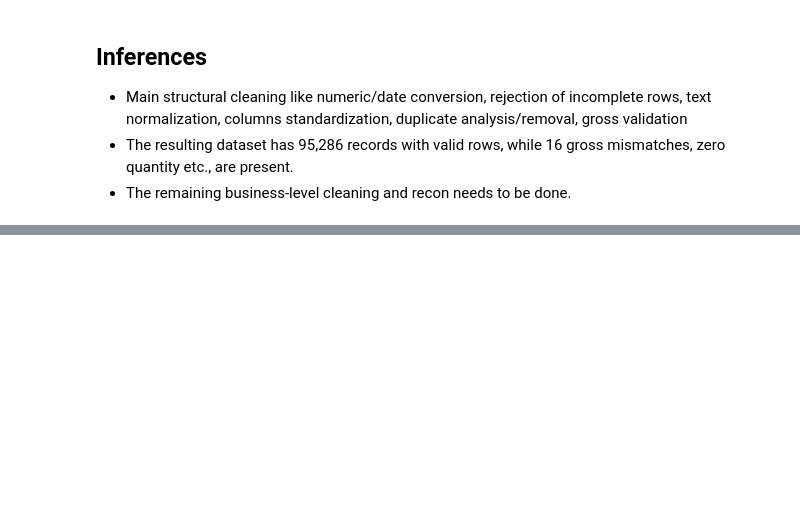
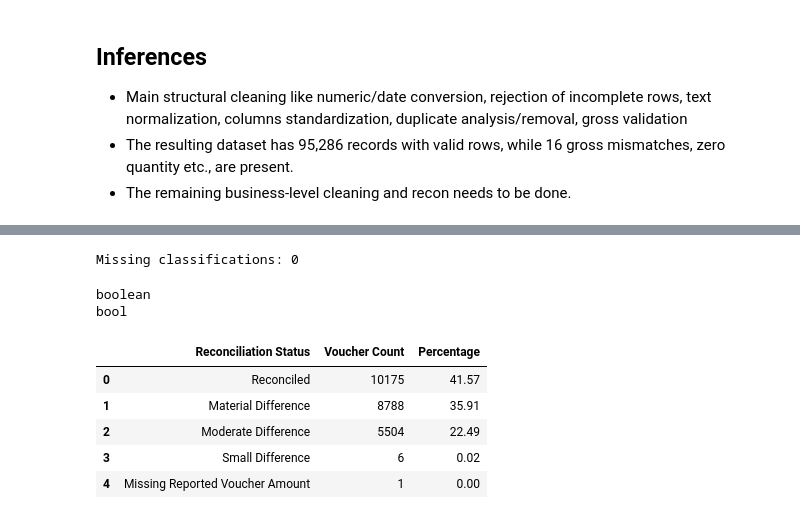
Before and after one commit to Decode333/protobridge-python, a Jupyter notebook: Python Programming/Chapter-4/Task - Data Cleaning (Sales).ipynb, the cells around one changed output, grey strips where cells are left out. Drawn from its saved outputs; the diff is of its cells as text; code cells hidden in the pictures; blank space fills up the shorter version.

```diff
--- a/Python Programming/Chapter-4/Task - Data Cleaning (Sales).ipynb
+++ b/Python Programming/Chapter-4/Task - Data Cleaning (Sales).ipynb
@@ -765,0 +1063,22 @@ silverSalesData.loc[
+# %%
+print(
+    "Missing classifications:",
+    voucherSummary[
+        "Voucher Reconciliation Status"
+    ].isna().sum()
+)
+# %% [output]
+Missing classifications: 0
+# %%
+print(
+    voucherSummary[
+        "Voucher Difference Abs"
+    ].le(5.00).dtype
+)
+
+print(
+    small_difference_condition.dtype
+)
+# %% [output]
+boolean
+bool
@@ -765,0 +1102,24 @@ silverSalesData.loc[
+# %%
+voucherReconciliationSummary = (
+    voucherSummary[
+        "Voucher Reconciliation Status"
+    ]
+    .value_counts(dropna=False)
+    .rename_axis("Reconciliation Status")
+    .reset_index(name="Voucher Count")
+)
+
+voucherReconciliationSummary["Percentage"] = (
+    voucherReconciliationSummary["Voucher Count"]
+    / len(voucherSummary)
+    * 100
+).round(2)
+
+voucherReconciliationSummary
+# %% [output]
+|  | Reconciliation Status | Voucher Count | Percentage |
+| 0 | Reconciled | 10175 | 41.57 |
+| 1 | Material Difference | 8788 | 35.91 |
+| 2 | Moderate Difference | 5504 | 22.49 |
+| 3 | Small Difference | 6 | 0.02 |
+| 4 | Missing Reported Voucher Amount | 1 | 0.00 |
```
Also changed, not shown: parts of 53 cells of this notebook.
